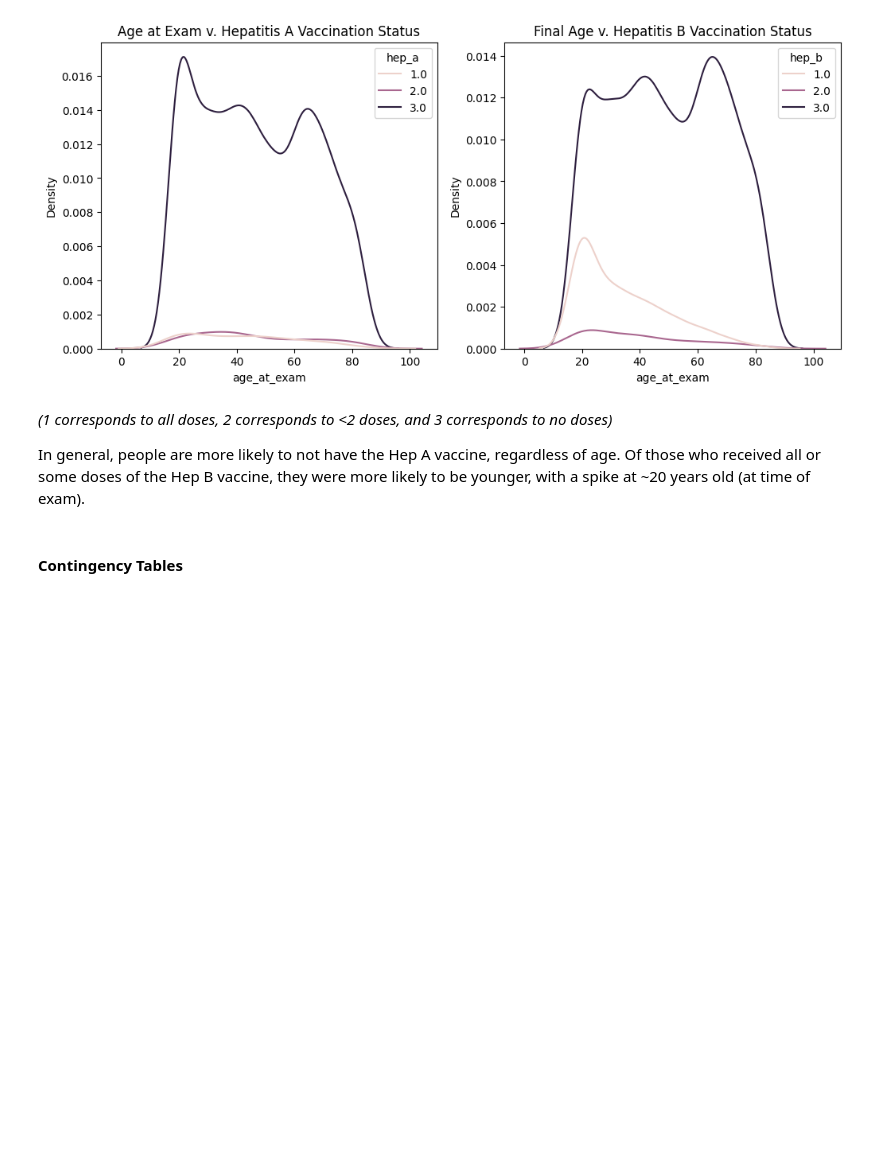
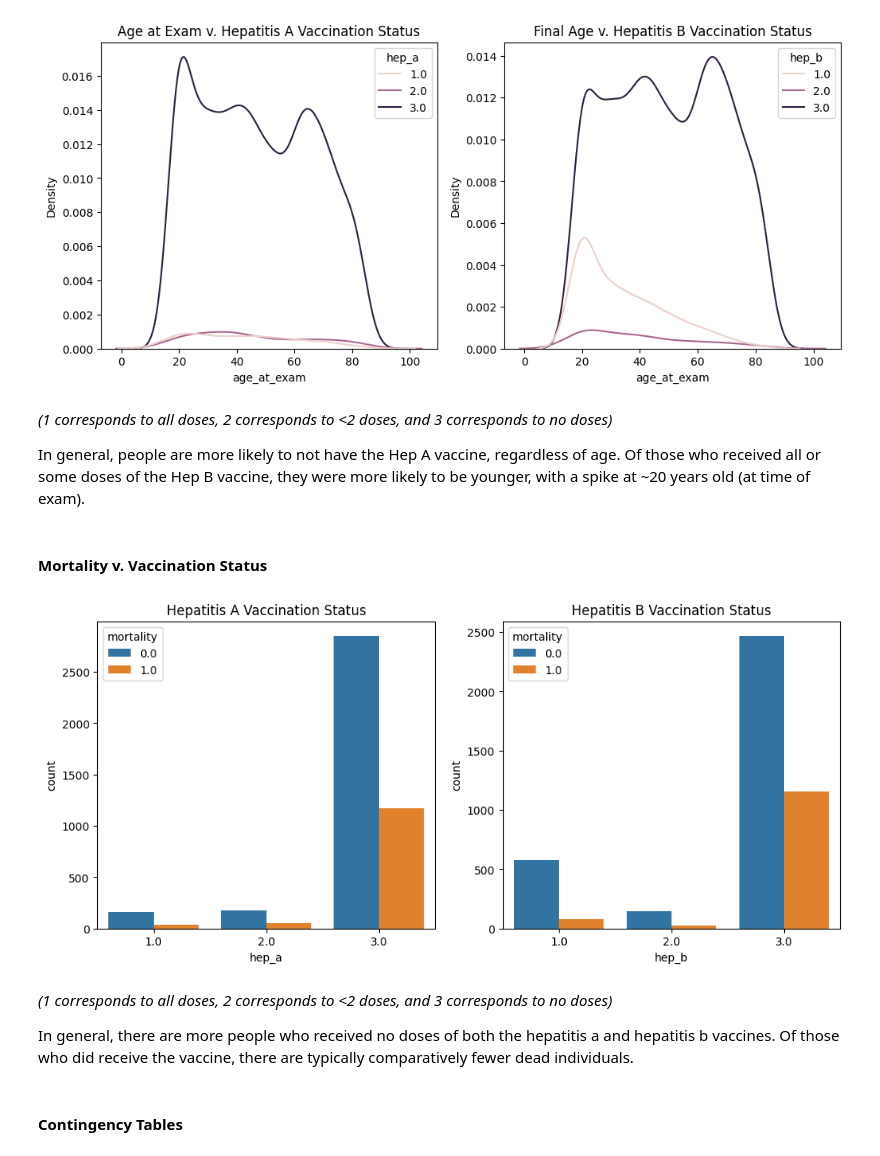
Before and after one commit to swt2vv/ds3021-project1, a Jupyter notebook: project_1_bsds.ipynb, the cells around one changed output. Cells and saved outputs as stored; diff of their text form; code cells hidden in the pictures; blank space fills up the shorter version.

```diff
--- a/project_1_bsds.ipynb
+++ b/project_1_bsds.ipynb
@@ -201,6 +202,26 @@ plt.show()
 *(1 corresponds to all doses, 2 corresponds to <2 doses, and 3 corresponds to no doses)*
 
 In general, people are more likely to not have the Hep A vaccine, regardless of age. Of those who received all or some doses of the Hep B vaccine, they were more likely to be younger, with a spike at ~20 years old (at time of exam).
+# %% [markdown]
+#### Mortality v. Vaccination Status
+# %%
+fig, ax = plt.subplots(nrows=1, ncols=2, figsize=(12, 5))
+
+# plot hep a
+sns.countplot(imq_mort_np, x='hep_a', hue='mortality', ax=ax[0])
+ax[0].set_title("Hepatitis A Vaccination Status")
+
+#plot hep b
+sns.countplot(imq_mort_np, x='hep_b', hue='mortality', ax=ax[1])
+ax[1].set_title("Hepatitis B Vaccination Status")
+
+plt.show()
+# %% [output]
+[figure, added]
+# %% [markdown]
+*(1 corresponds to all doses, 2 corresponds to <2 doses, and 3 corresponds to no doses)*
+
+In general, there are more people who received no doses of both the hepatitis a and hepatitis b vaccines. Of those who did receive the vaccine, there are typically comparatively fewer dead individuals.
 # %% [markdown]
 #### Contingency Tables
 # %%
```
Also changed, not shown: parts of 19 cells of this notebook.
